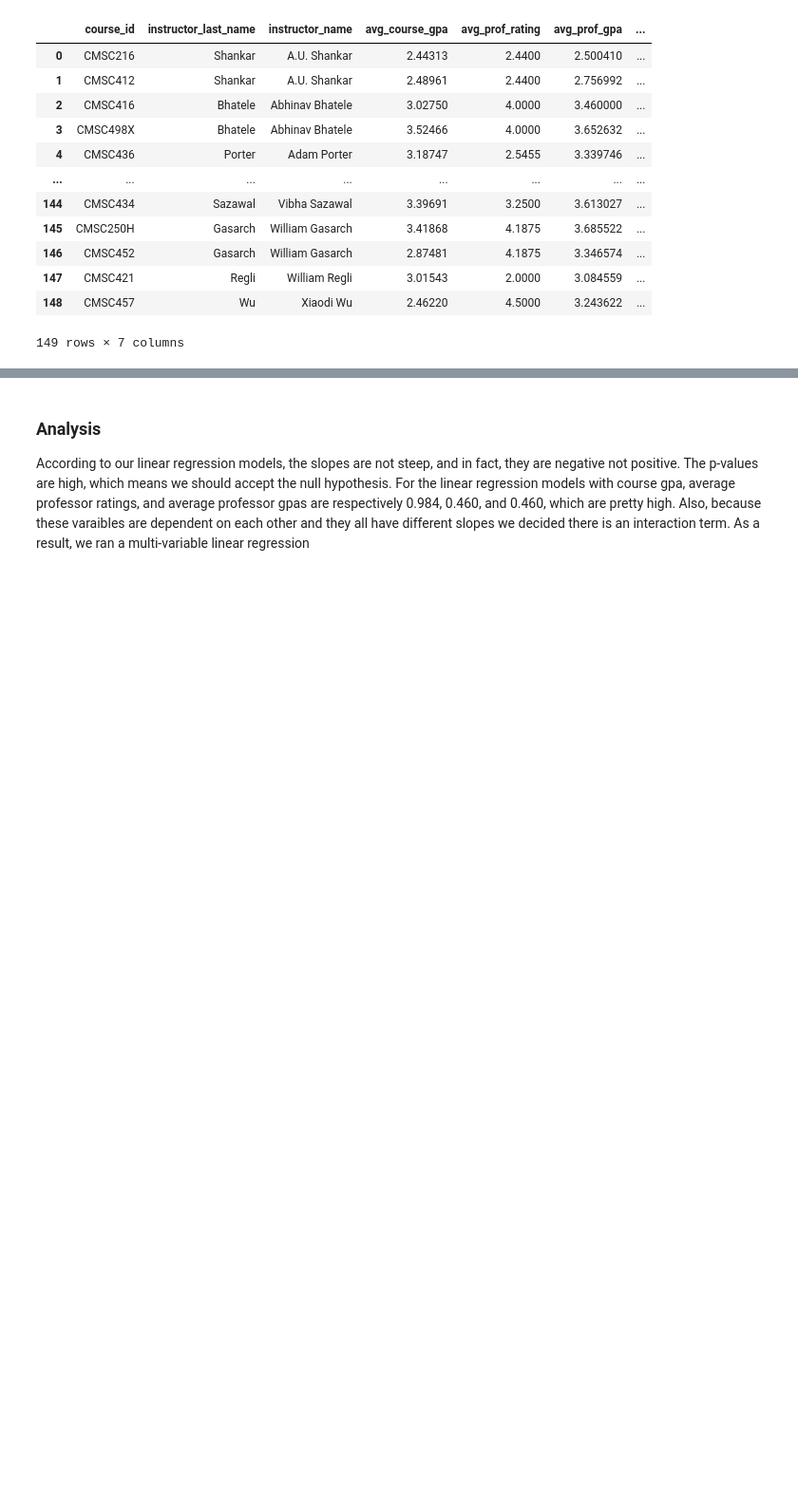
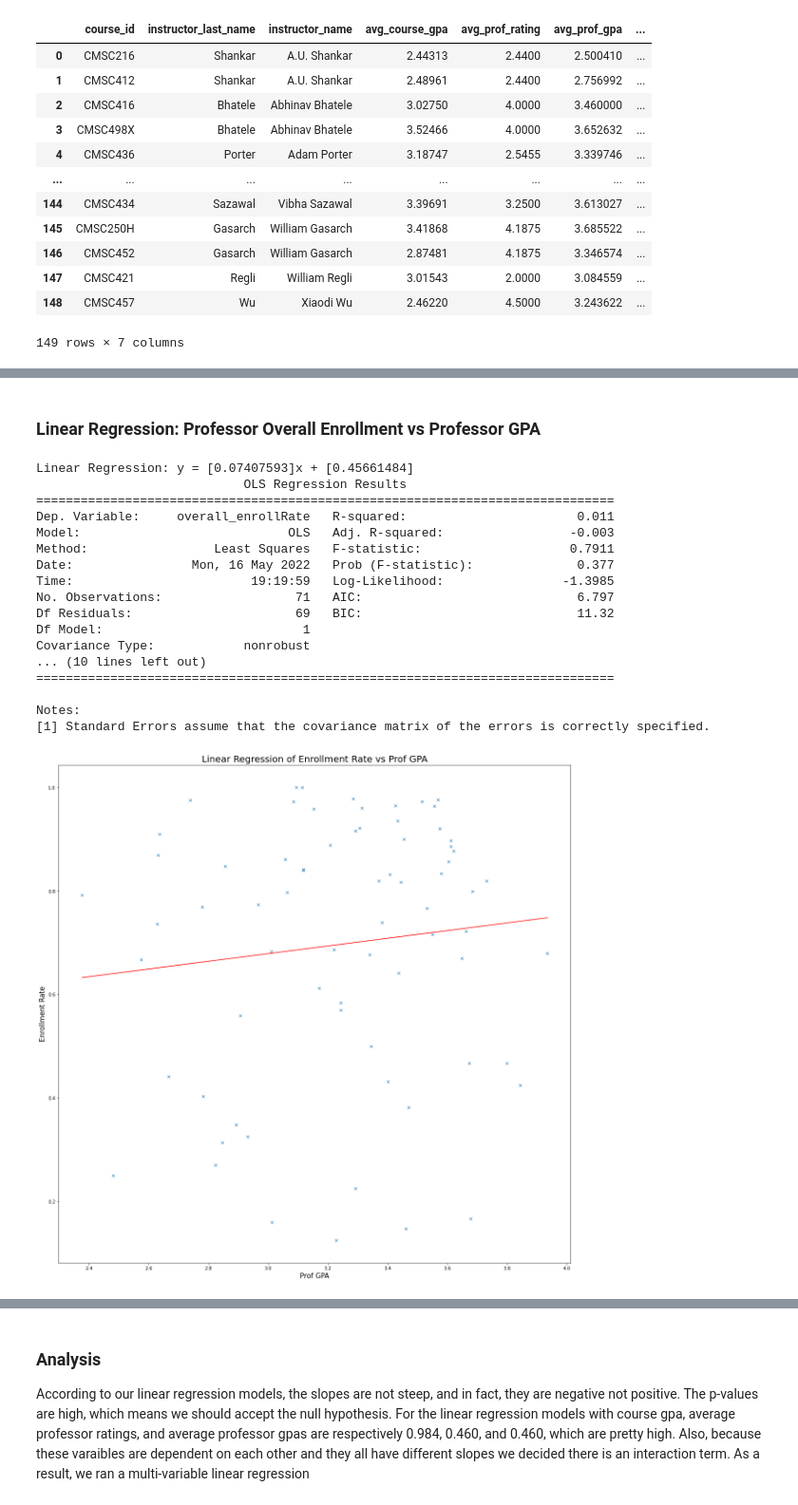
Before and after one commit to WesJD/cmsc320-final, a Jupyter notebook: project.ipynb, the cells around one changed output, grey strips where cells are left out. Shown: that part at 95% size. Drawn from its saved outputs; the diff is of its cells as text; code cells hidden in the pictures; blank space fills up the shorter version.

```diff
--- a/project.ipynb
+++ b/project.ipynb
@@ -809,0 +769,51 @@ Notes:
+# %% [markdown]
+### Linear Regression: Professor Overall Enrollment  vs Professor GPA
+# %%
+# Enrollment vs Prof GPA
+
+from sklearn.linear_model import LinearRegression
+import statsmodels.formula.api as sm
+import matplotlib.pyplot as plt
+import warnings
+warnings.filterwarnings('ignore')
+
+npMatrix = np.matrix(dummyProf)
+X, Y = npMatrix[:,2], npMatrix[:,4]
+model = LinearRegression().fit(X,Y)
+slope_course_gpa = model.coef_[0]
+b = model.intercept_
+
+print ("Linear Regression: y = {0}x + {1}".format(slope_course_gpa, b))
+result = sm.ols(formula="overall_enrollRate ~ avg_prof_gpa", data=dummyProf).fit()
+print(result.summary())
+
+x_data = dummyProf['avg_prof_gpa'].values
+y_data = dummyProf ['overall_enrollRate'].values
+
+x1 = np.linspace(x_data.min(), x_data.max(), 100)
+y1 = x1*slope_course_gpa+b
+plt.figure(figsize=(20,20))
+plt.plot(x_data, y_data,'x',x1,y1,'r')
+plt.title('Linear Regression of Enrollment Rate vs Prof GPA', fontsize = 20)
+plt.xlabel("Prof GPA", fontsize=15)
+plt.ylabel("Enrollment Rate", fontsize=15)
+plt.show()
+# %% [output]
+Linear Regression: y = [0.07407593]x + [0.45661484]
+                            OLS Regression Results
+==============================================================================
+Dep. Variable:     overall_enrollRate   R-squared:                       0.011
+Model:                            OLS   Adj. R-squared:                 -0.003
+Method:                 Least Squares   F-statistic:                    0.7911
+Date:                Mon, 16 May 2022   Prob (F-statistic):              0.377
+Time:                        19:19:59   Log-Likelihood:                -1.3985
+No. Observations:                  71   AIC:                             6.797
+Df Residuals:                      69   BIC:                             11.32
+Df Model:                           1
+Covariance Type:            nonrobust
+... (10 lines left out)
+==============================================================================
+
+Notes:
+[1] Standard Errors assume that the covariance matrix of the errors is correctly specified.
+[figure, added]
```
Also changed, not shown: parts of 22 cells of this notebook.
